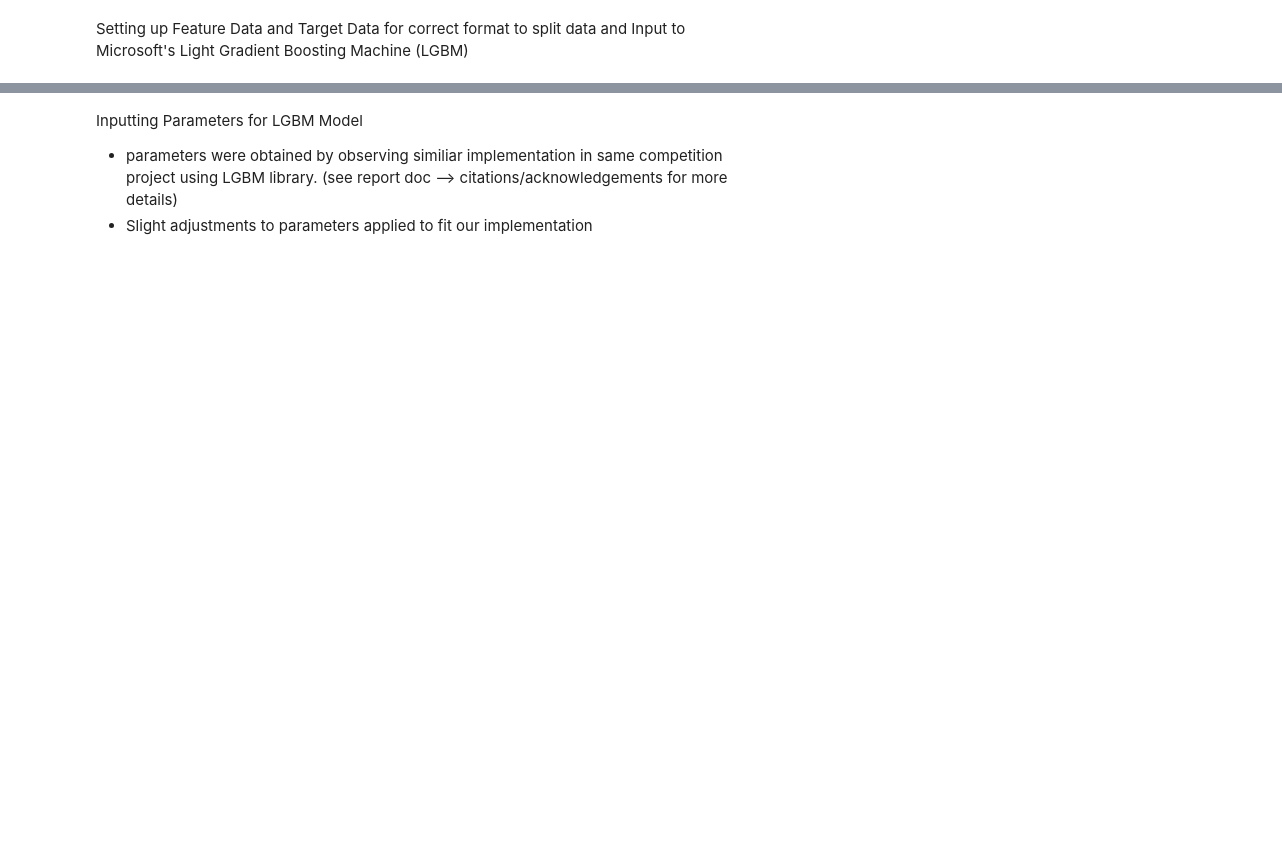
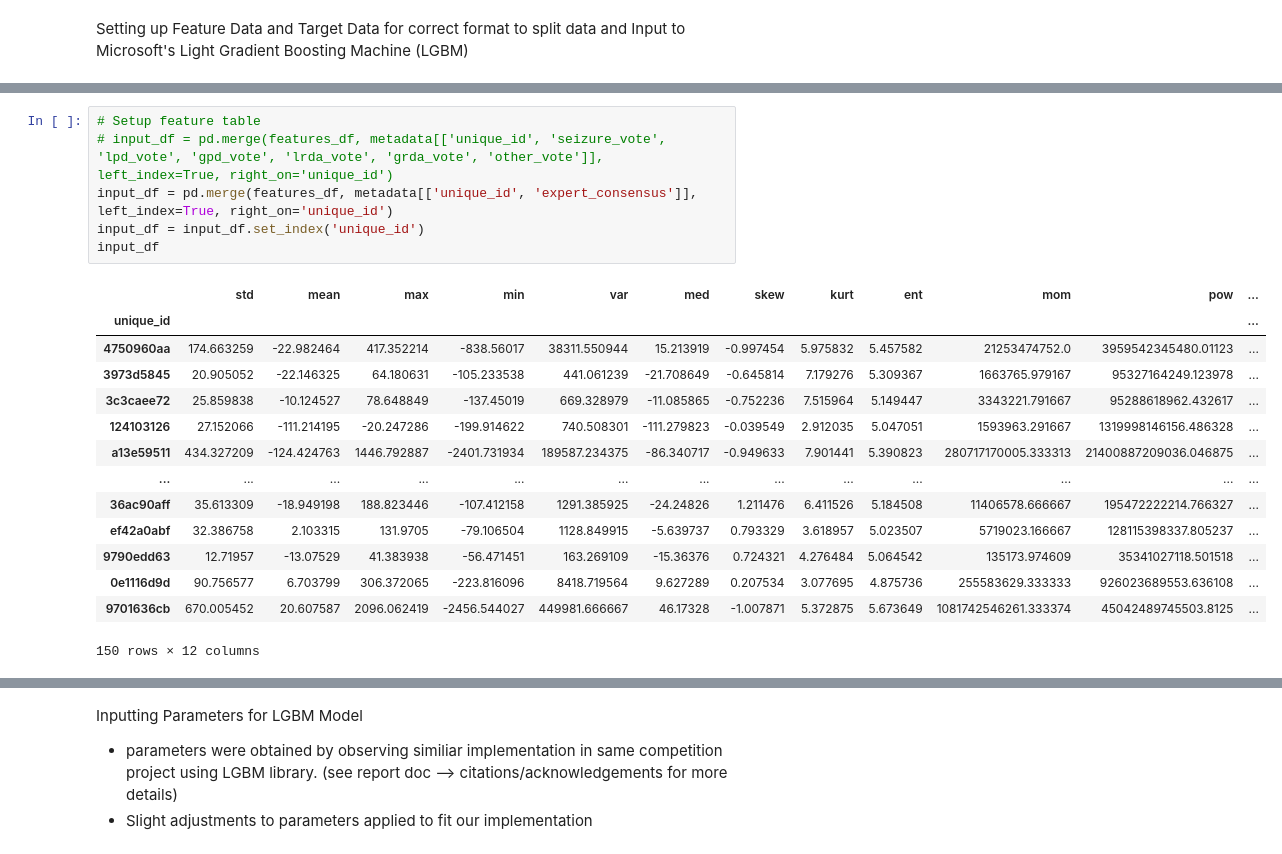
Before and after one commit to sfu-cmpt340/2024_1_project_11, a Jupyter notebook: hms.ipynb, the cells around one changed output, grey strips where cells are left out. Cells and saved outputs as stored; diff of their text form; blank space fills up the shorter version.

```diff
--- a/hms.ipynb
+++ b/hms.ipynb
@@ -150,0 +171,21 @@ KeyError: 'eeg_id'
+# %%
+# Setup feature table
+# input_df = pd.merge(features_df, metadata[['unique_id', 'seizure_vote', 'lpd_vote', 'gpd_vote', 'lrda_vote', 'grda_vote', 'other_vote']], left_index=True, right_on='unique_id')
+input_df = pd.merge(features_df, metadata[['unique_id', 'expert_consensus']], left_index=True, right_on='unique_id')
+input_df = input_df.set_index('unique_id')
+input_df
+# %% [output]
+|  | std | mean | max | min | var | med | skew | kurt | ent | mom | pow | ... |
+| unique_id |  |  |  |  |  |  |  |  |  |  |  | ... |
+| 4750960aa | 174.663259 | -22.982464 | 417.352214 | -838.56017 | 38311.550944 | 15.213919 | -0.997454 | 5.975832 | 5.457582 | 21253474752.0 | 3959542345480.01123 | ... |
+| 3973d5845 | 20.905052 | -22.146325 | 64.180631 | -105.233538 | 441.061239 | -21.708649 | -0.645814 | 7.179276 | 5.309367 | 1663765.979167 | 95327164249.123978 | ... |
+| 3c3caee72 | 25.859838 | -10.124527 | 78.648849 | -137.45019 | 669.328979 | -11.085865 | -0.752236 | 7.515964 | 5.149447 | 3343221.791667 | 95288618962.432617 | ... |
+| 124103126 | 27.152066 | -111.214195 | -20.247286 | -199.914622 | 740.508301 | -111.279823 | -0.039549 | 2.912035 | 5.047051 | 1593963.291667 | 1319998146156.486328 | ... |
+| a13e59511 | 434.327209 | -124.424763 | 1446.792887 | -2401.731934 | 189587.234375 | -86.340717 | -0.949633 | 7.901441 | 5.390823 | 280717170005.333313 | 21400887209036.046875 | ... |
+| ... | ... | ... | ... | ... | ... | ... | ... | ... | ... | ... | ... | ... |
+| 36ac90aff | 35.613309 | -18.949198 | 188.823446 | -107.412158 | 1291.385925 | -24.24826 | 1.211476 | 6.411526 | 5.184508 | 11406578.666667 | 195472222214.766327 | ... |
+| ef42a0abf | 32.386758 | 2.103315 | 131.9705 | -79.106504 | 1128.849915 | -5.639737 | 0.793329 | 3.618957 | 5.023507 | 5719023.166667 | 128115398337.805237 | ... |
+| 9790edd63 | 12.71957 | -13.07529 | 41.383938 | -56.471451 | 163.269109 | -15.36376 | 0.724321 | 4.276484 | 5.064542 | 135173.974609 | 35341027118.501518 | ... |
+| 0e1116d9d | 90.756577 | 6.703799 | 306.372065 | -223.816096 | 8418.719564 | 9.627289 | 0.207534 | 3.077695 | 4.875736 | 255583629.333333 | 926023689553.636108 | ... |
+| 9701636cb | 670.005452 | 20.607587 | 2096.062419 | -2456.544027 | 449981.666667 | 46.17328 | -1.007871 | 5.372875 | 5.673649 | 1081742546261.333374 | 45042489745503.8125 | ... |
+150 rows × 12 columns
```
Also changed, not shown: parts of 12 cells of this notebook.
